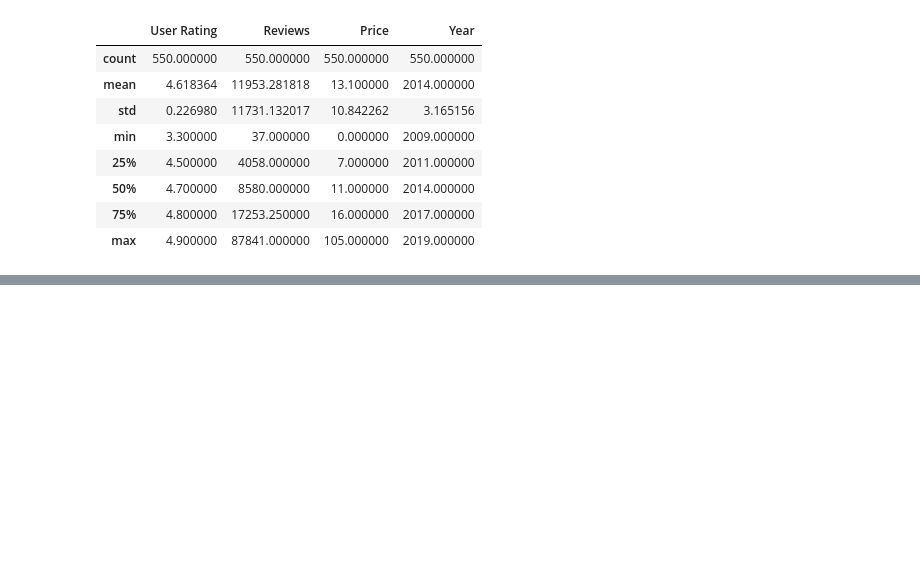
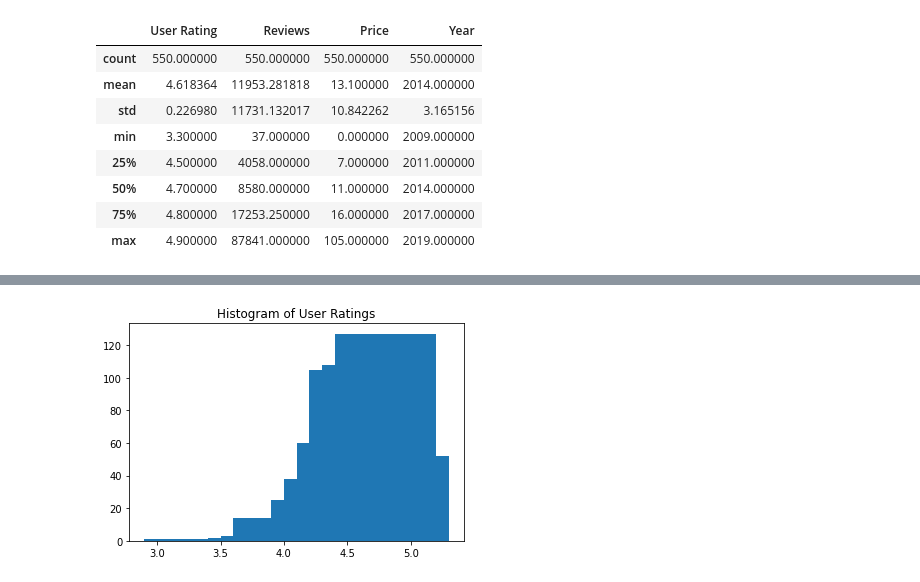
Before and after one commit to acrulopez/Analysis-Amazon-Top-50-Bestselling-Books-2009-2019, a Jupyter notebook: Analysis_Amazon_Top_50_Bestselling_Books_2009_2019_.ipynb, the cells around one changed output, grey strips where cells are left out. Saved outputs shown, nothing was run; the diff lists cells and outputs as text; code cells hidden in the pictures; blank space fills up the shorter version.

```diff
--- a/Analysis_Amazon_Top_50_Bestselling_Books_2009_2019_.ipynb
+++ b/Analysis_Amazon_Top_50_Bestselling_Books_2009_2019_.ipynb
@@ -56,0 +108,6 @@ plt.show()
+# %%
+plt.bar(df['User Rating'].value_counts().index, df['User Rating'].value_counts())
+plt.title("Histogram of User Ratings")
+plt.show()
+# %% [output]
+[figure, added]
```
Also changed, not shown: parts of 8 cells of this notebook.
